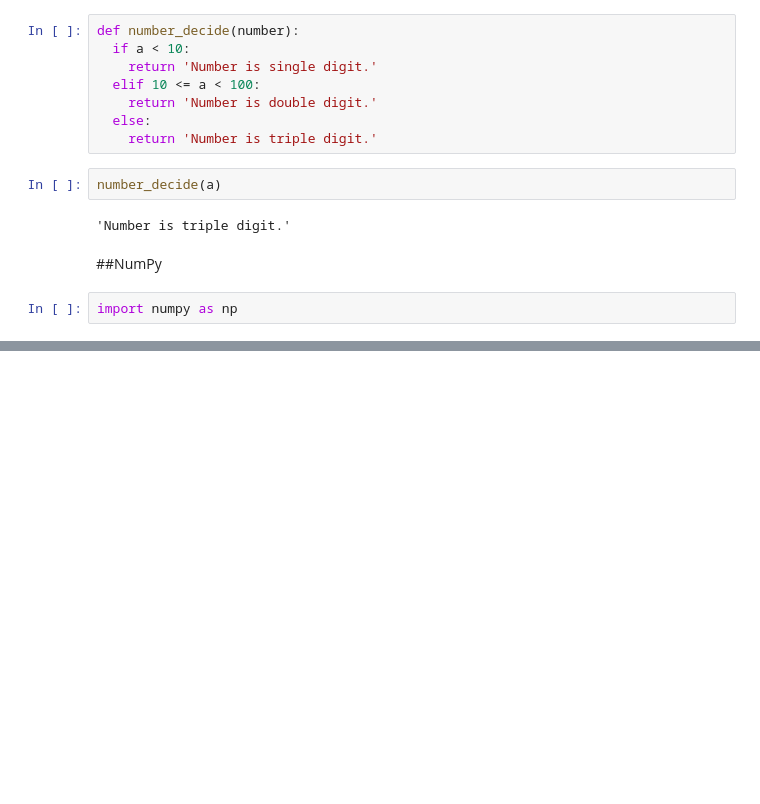
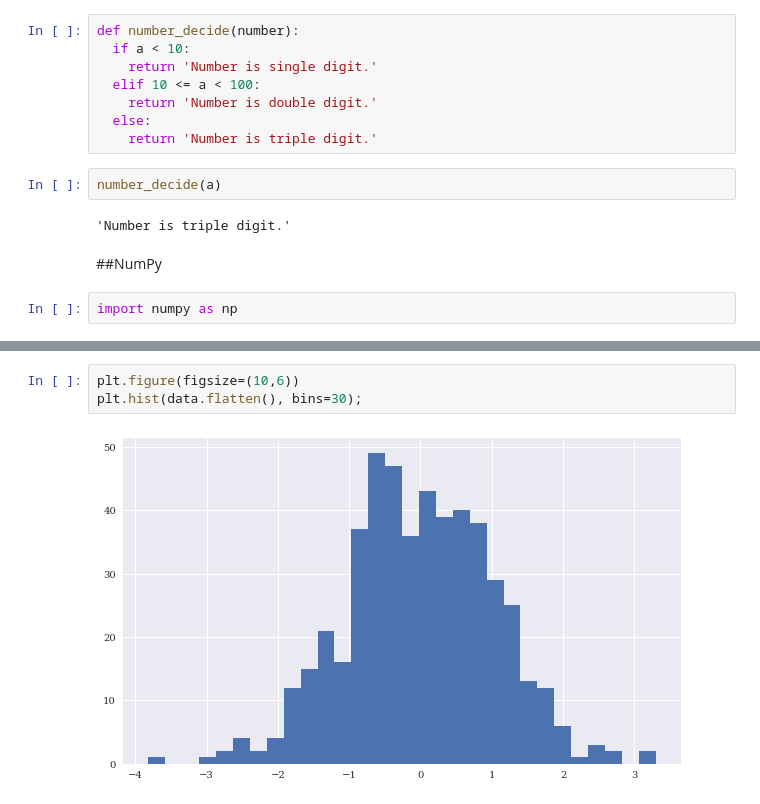
Before and after one commit to thammarat-ai/PythonIntro, a Jupyter notebook: introPython.ipynb, the cells around one changed output, grey strips where cells are left out. Drawn from its saved outputs; the diff is of its cells as text; blank space fills up the shorter version.

```diff
--- a/introPython.ipynb
+++ b/introPython.ipynb
@@ -323,0 +578,5 @@ import numpy as np
+# %%
+plt.figure(figsize=(10,6))
+plt.hist(data.flatten(), bins=30);
+# %% [output]
+[figure, added]
```
Also changed, not shown: parts of 68 cells of this notebook.
